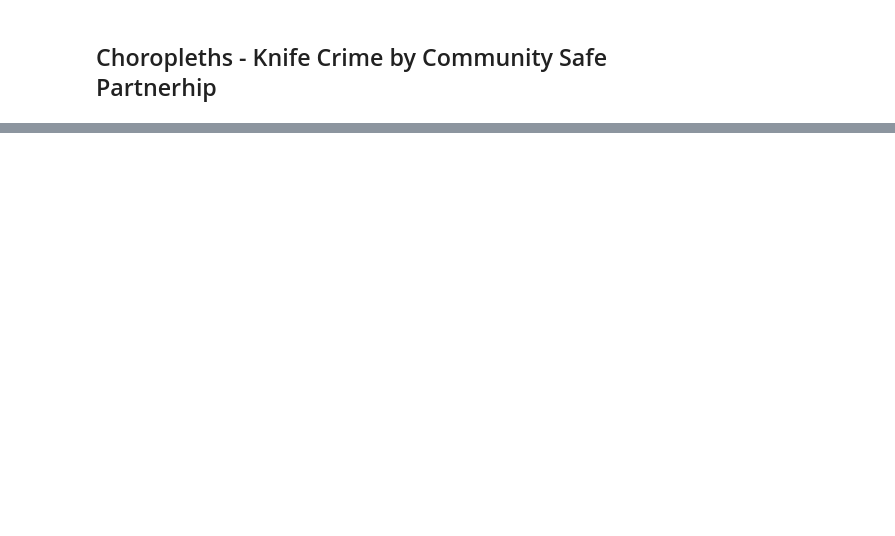
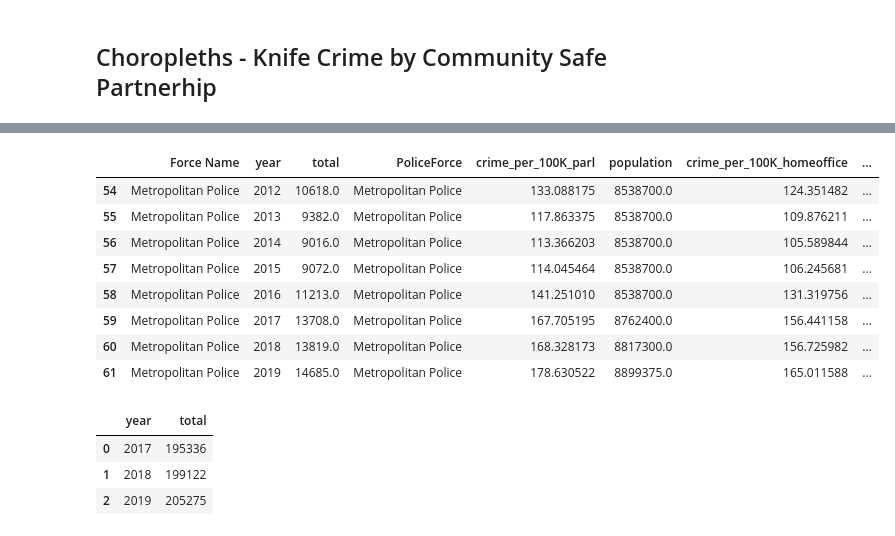
Before and after one commit to PhilMoura/Dissertation, a Jupyter notebook: Crime Context v2.ipynb, the cells around one changed output, grey strips where cells are left out. Cells and saved outputs as stored; diff of their text form; code cells hidden in the pictures; blank space fills up the shorter version.

```diff
--- a/Crime Context v2.ipynb
+++ b/Crime Context v2.ipynb
@@ -116,7 +117,0 @@ There are lots of sub total fields and explanatory notes at bottom of sheet so j
-# %%
-parl_knife_crime = parl_knife_crime.dropna(how='any') # only drops a row when every column is NA
-
-datatypes = parl_knife_crime.dtypes
-print(datatypes)
-
-parl_knife_crime.head()
@@ -147,0 +118,7 @@ dtype: object
+# %%
+print("Shape before removing NaNs: " + str(parl_knife_crime.shape))
+parl_knife_crime = parl_knife_crime[parl_knife_crime['2012_per_100K'].notna()].copy()
+print("Shape after removing NaNs: " + str(parl_knife_crime.shape))
+
+datatypes = parl_knife_crime.dtypes
+print(datatypes)
@@ -919,0 +973,22 @@ chart_2
+# %%
+knife_crime_rates[knife_crime_rates.PoliceForce == 'Metropolitan Police']
+# %% [output]
+|  | Force Name | year | total | PoliceForce | crime_per_100K_parl | population | crime_per_100K_homeoffice | ... |
+| 54 | Metropolitan Police | 2012 | 10618.0 | Metropolitan Police | 133.088175 | 8538700.0 | 124.351482 | ... |
+| 55 | Metropolitan Police | 2013 | 9382.0 | Metropolitan Police | 117.863375 | 8538700.0 | 109.876211 | ... |
+| 56 | Metropolitan Police | 2014 | 9016.0 | Metropolitan Police | 113.366203 | 8538700.0 | 105.589844 | ... |
+| 57 | Metropolitan Police | 2015 | 9072.0 | Metropolitan Police | 114.045464 | 8538700.0 | 106.245681 | ... |
+| 58 | Metropolitan Police | 2016 | 11213.0 | Metropolitan Police | 141.251010 | 8538700.0 | 131.319756 | ... |
+| 59 | Metropolitan Police | 2017 | 13708.0 | Metropolitan Police | 167.705195 | 8762400.0 | 156.441158 | ... |
+| 60 | Metropolitan Police | 2018 | 13819.0 | Metropolitan Police | 168.328173 | 8817300.0 | 156.725982 | ... |
+| 61 | Metropolitan Police | 2019 | 14685.0 | Metropolitan Police | 178.630522 | 8899375.0 | 165.011588 | ... |
+# %%
+london_csp_aggregates = london_csp.groupby(["year"]).apply(lambda x: x['total'].sum()).reset_index()
+london_csp_aggregates.rename(columns = {0:'total'}, inplace = True)
+
+london_csp_aggregates
+# %% [output]
+|  | year | total |
+| 0 | 2017 | 195336 |
+| 1 | 2018 | 199122 |
+| 2 | 2019 | 205275 |
```
Also changed, not shown: parts of 25 cells of this notebook.
